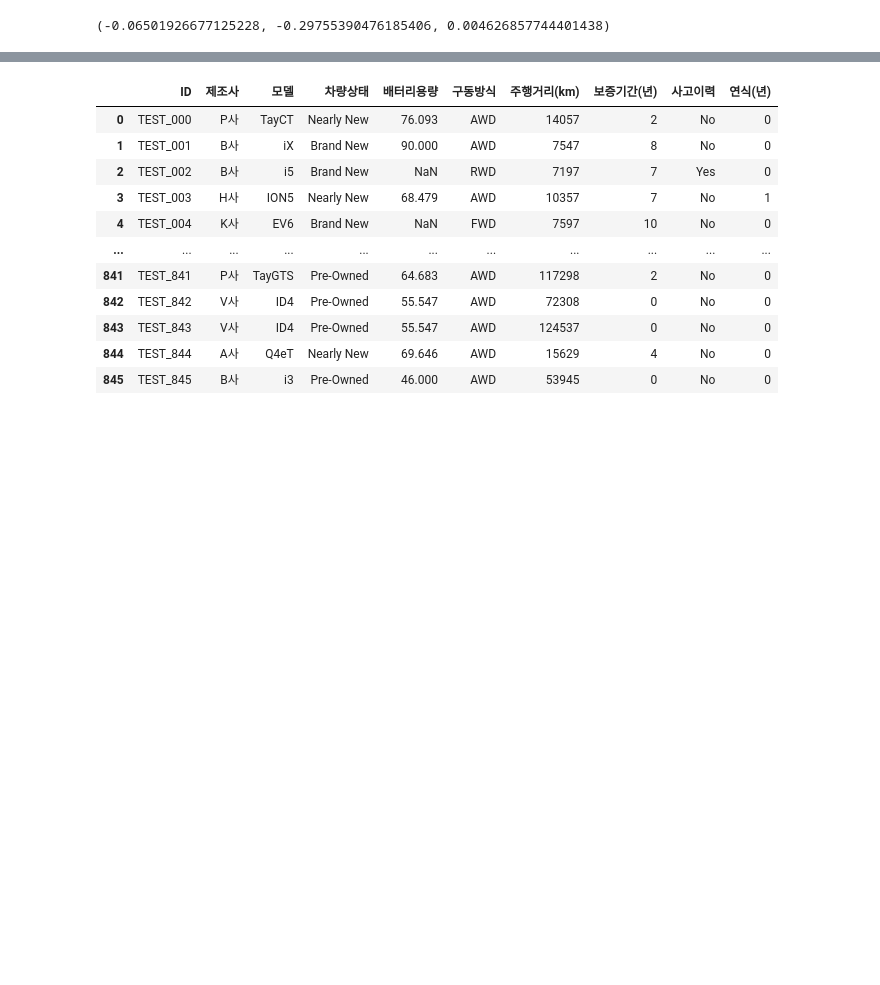
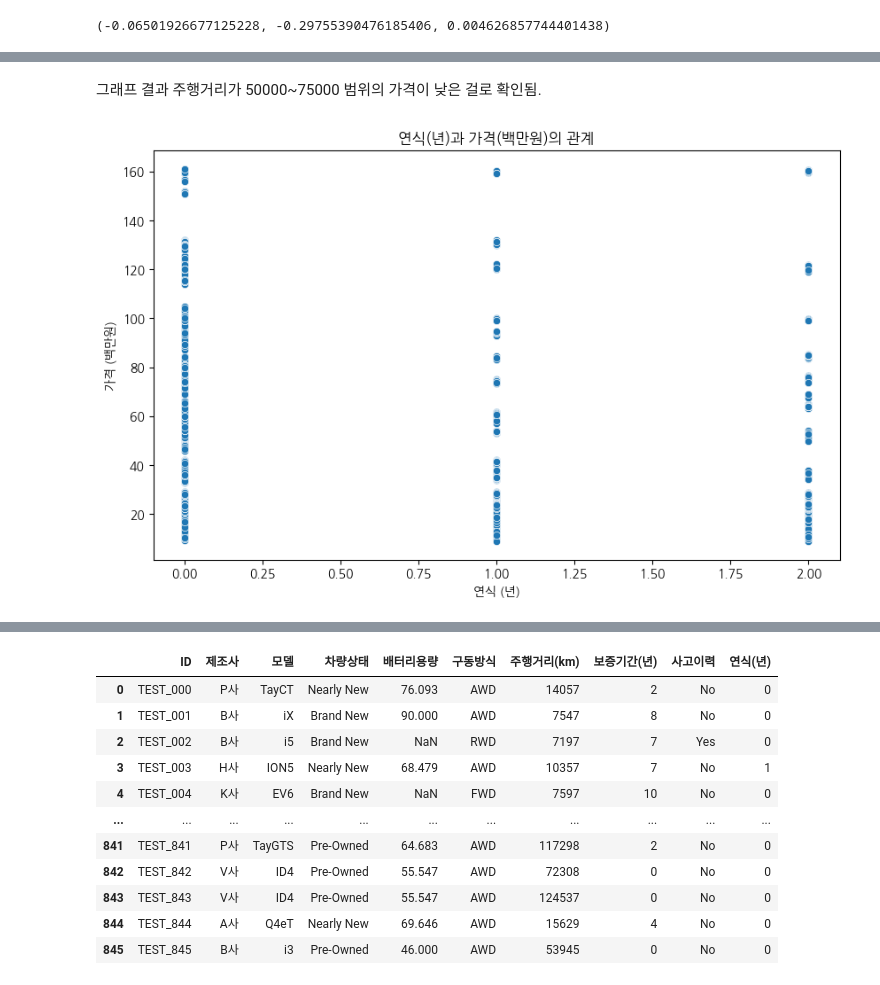
Before and after one commit to friendship-jung/CodingTest_Practice, a Jupyter notebook: 전기차_가격_예측_해커톤.ipynb, the cells around one changed output, grey strips where cells are left out. Saved outputs shown, nothing was run; the diff lists cells and outputs as text; code cells hidden in the pictures; blank space fills up the shorter version.

```diff
--- a/전기차_가격_예측_해커톤.ipynb
+++ b/전기차_가격_예측_해커톤.ipynb
@@ -157,0 +219,12 @@ correlation_vehicle_condition, correlation_drive_type, correlation_accident_hist
+# %% [markdown]
+그래프 결과 주행거리가 50000~75000 범위의 가격이 낮은 걸로 확인됨.
+# %%
+# 연식(년)과 가격(백만원) 간의 관계를 시각화하기 위해 scatter plot 사용
+plt.figure(figsize=(10, 6))
+sns.scatterplot(x='연식(년)', y='가격(백만원)', data=train)
+plt.title('연식(년)과 가격(백만원)의 관계')
+plt.xlabel('연식 (년)')
+plt.ylabel('가격 (백만원)')
+plt.show()
+# %% [output]
+[figure, added]
```
Also changed, not shown: parts of 13 cells of this notebook.
